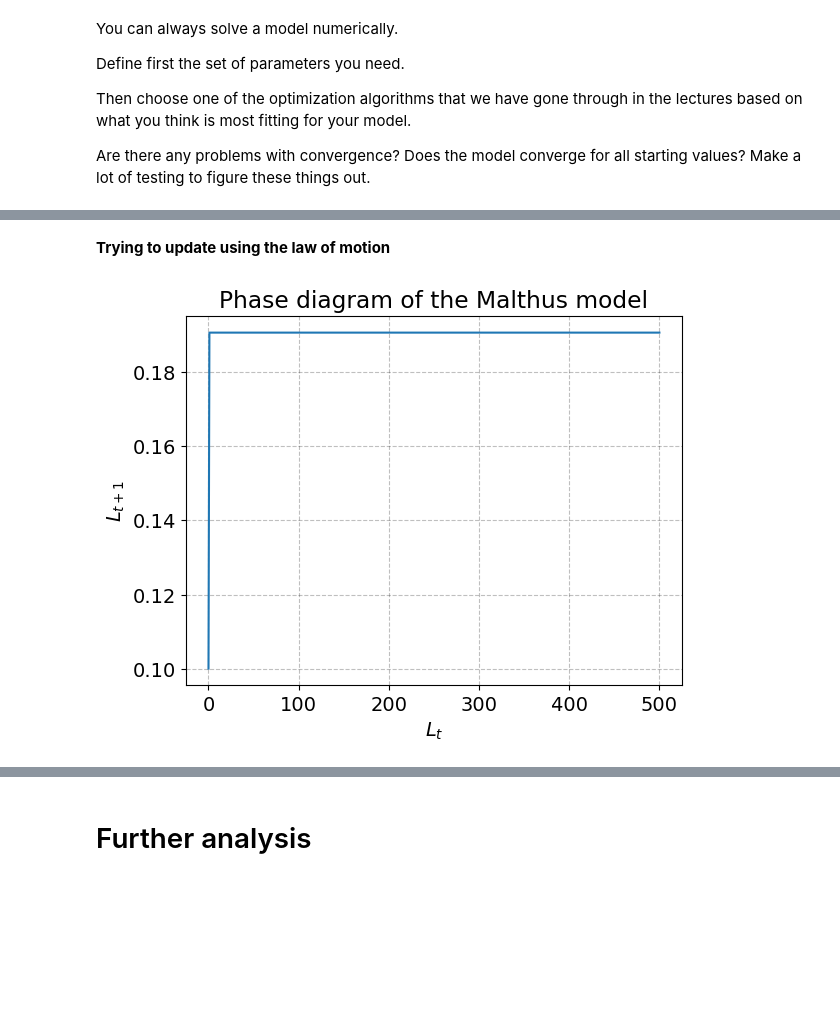
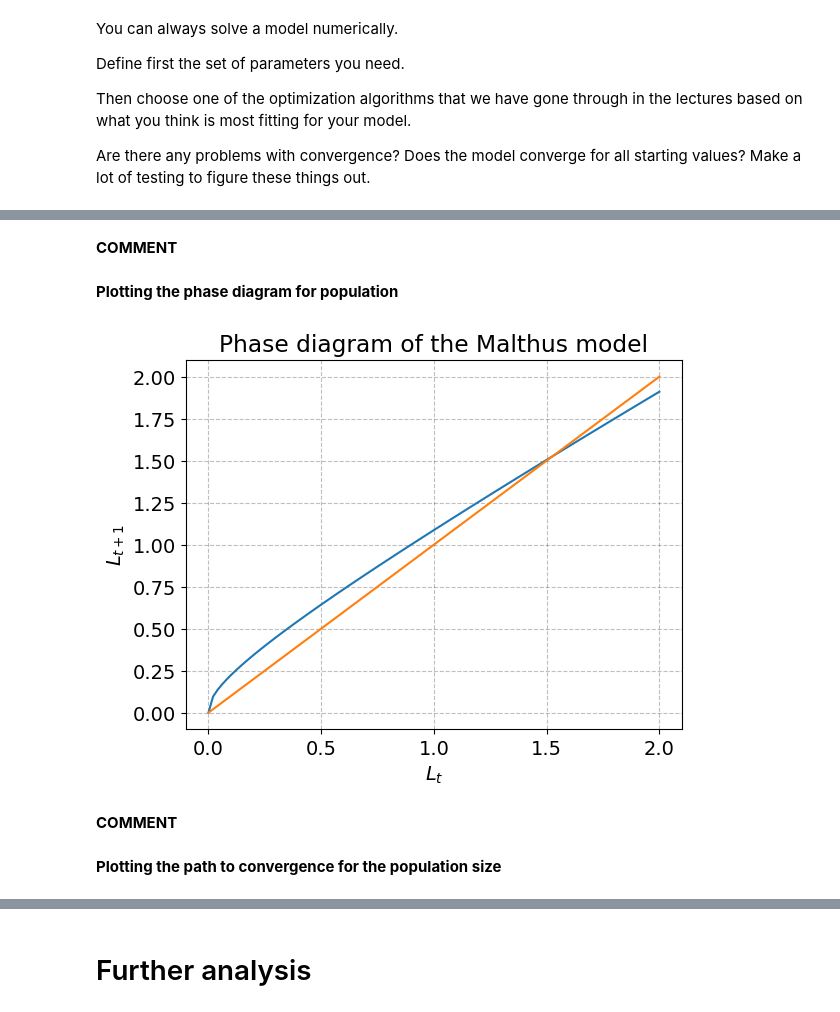
Before and after one commit to NumEconCopenhagen/projects-2023-jos-p-og-tex, a Jupyter notebook: modelproject/modelproject.ipynb, the cells around one changed output, grey strips where cells are left out. Cells and saved outputs as stored; diff of their text form; code cells hidden in the pictures; blank space fills up the shorter version.

```diff
--- a/modelproject/modelproject.ipynb
+++ b/modelproject/modelproject.ipynb
@@ -187 +178,10 @@ model.solve()
+# %%
+# Defining parameters
+par =  SimpleNamespace()
+par.eta = 0.2
+par.mu = 0.3
+par.alpha = 0.6
+par.A = 1
+par.X = 3
+par.T = 200
 # %%
@@ -240,38 +192,13 @@ create_plot(par,L_max,N)
-# %% [markdown]
-**Trying to update using the law of motion**
-# %%
-par =  SimpleNamespace()
-par.eta = 0.2
-par.mu = 0.3
-par.alpha = 0.6
-par.A = 1
-par.X = 2
-par.T = 500
-par.L_init = 0.1  # specify initial value of L
-
-L_path = np.zeros(par.T)  # initialize a vector to store optimal L for each time period
-L_path[0] = par.L_init  # set the initial value of L in the vector
-
-for i in range(1,par.T):
-
-    # a. find next period L
-    L_next = par.eta*par.L_init**(1-par.alpha)*(par.A*par.X)**(par.alpha)+(1-par.mu)*par.L_init
-
-    # b. store value
-    L_path[i] = L_next
-
-    # c. update
-    L_init = L_next
-# %%
-N=500
-T_vec = np.linspace(0,par.T,N)
-fig = plt.figure()
-
-# b. plot
-ax = fig.add_subplot(1,1,1)
-ax.plot(T_vec,L_path)
-ax.set_title('Phase diagram of the Malthus model')
-ax.set_xlabel('$L_{t}$')
-ax.set_ylabel('$L_{t+1}$');
-# %% [output]
-[figure, removed]
+# %% [markdown]
+**COMMENT**
+# %% [markdown]
+**Plotting the phase diagram for population**
+# %%
+# Plot phase diagram
+mp.phase_diagram(par)
+# %% [output]
+[figure, added]
+# %% [markdown]
+**COMMENT**
+# %% [markdown]
+**Plotting the path to convergence for the population size**
```
Also changed, not shown: parts of 20 cells of this notebook, 1 other file.
